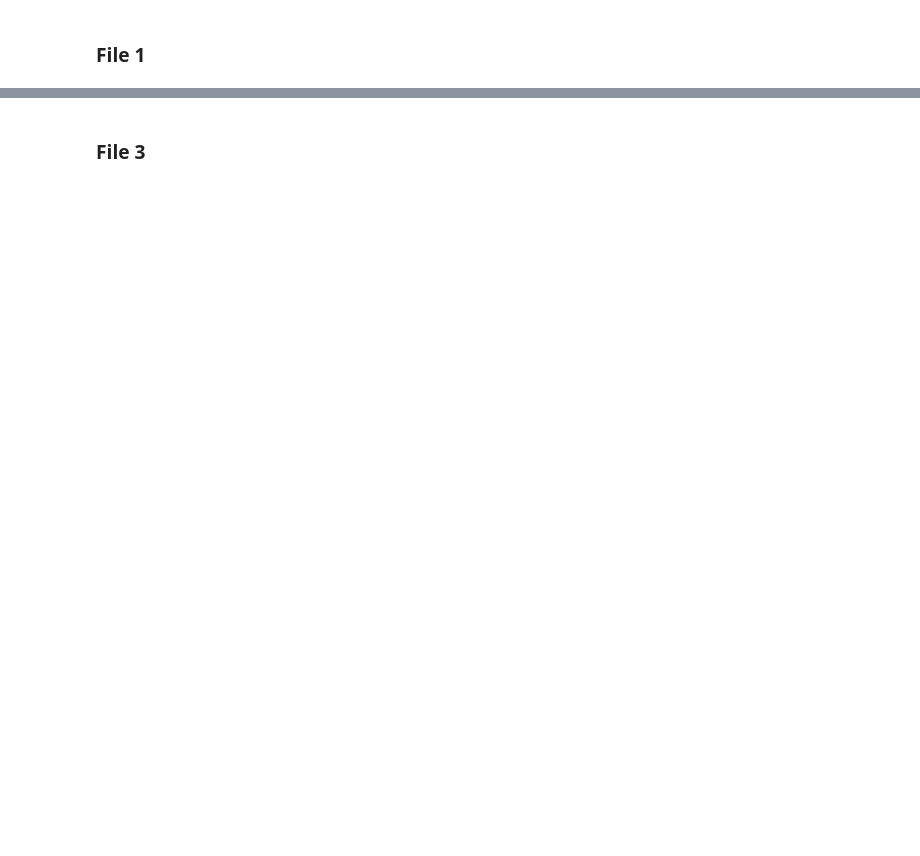
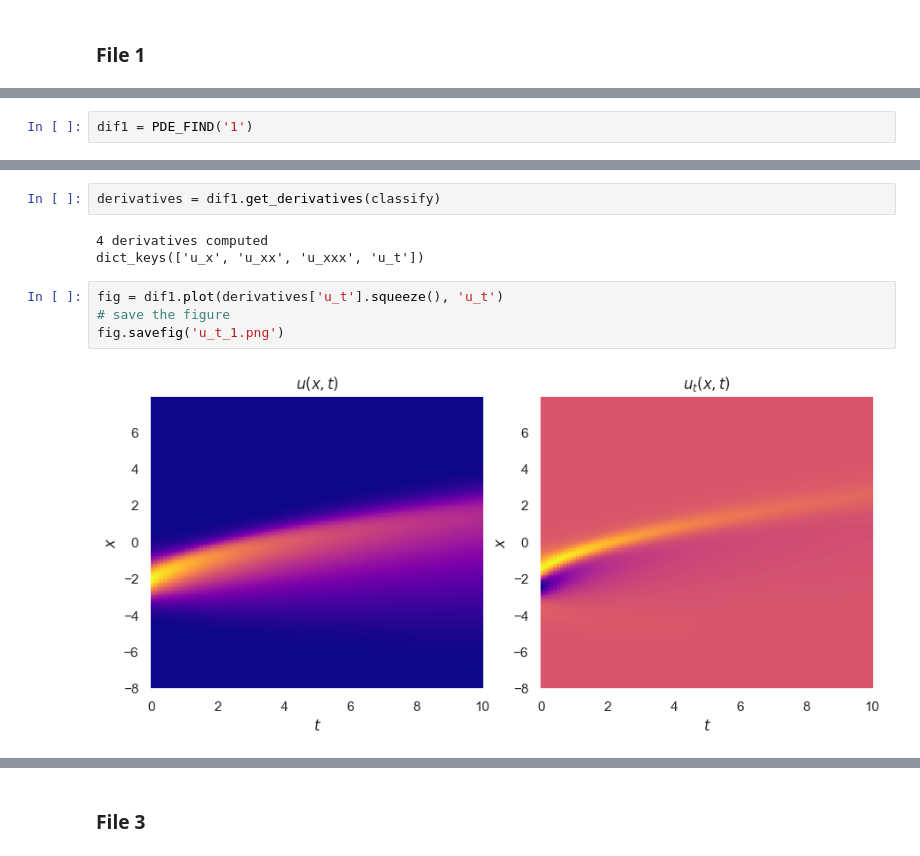
Before and after one commit to carlalozu/AICSE, a Jupyter notebook: project03/Task2/Task2.ipynb, the cells around one changed output, grey strips where cells are left out. Drawn from its saved outputs; the diff is of its cells as text; blank space fills up the shorter version.

```diff
--- a/project03/Task2/Task2.ipynb
+++ b/project03/Task2/Task2.ipynb
@@ -151,0 +10,2 @@ used
+# %%
+dif1 = PDE_FIND('1')
@@ -151,0 +24,11 @@ used
+# %%
+derivatives = dif1.get_derivatives(classify)
+# %% [output]
+4 derivatives computed
+dict_keys(['u_x', 'u_xx', 'u_xxx', 'u_t'])
+# %%
+fig = dif1.plot(derivatives['u_t'].squeeze(), 'u_t')
+# save the figure
+fig.savefig('u_t_1.png')
+# %% [output]
+[figure, added]
```
Also changed, not shown: parts of 58 cells of this notebook.
